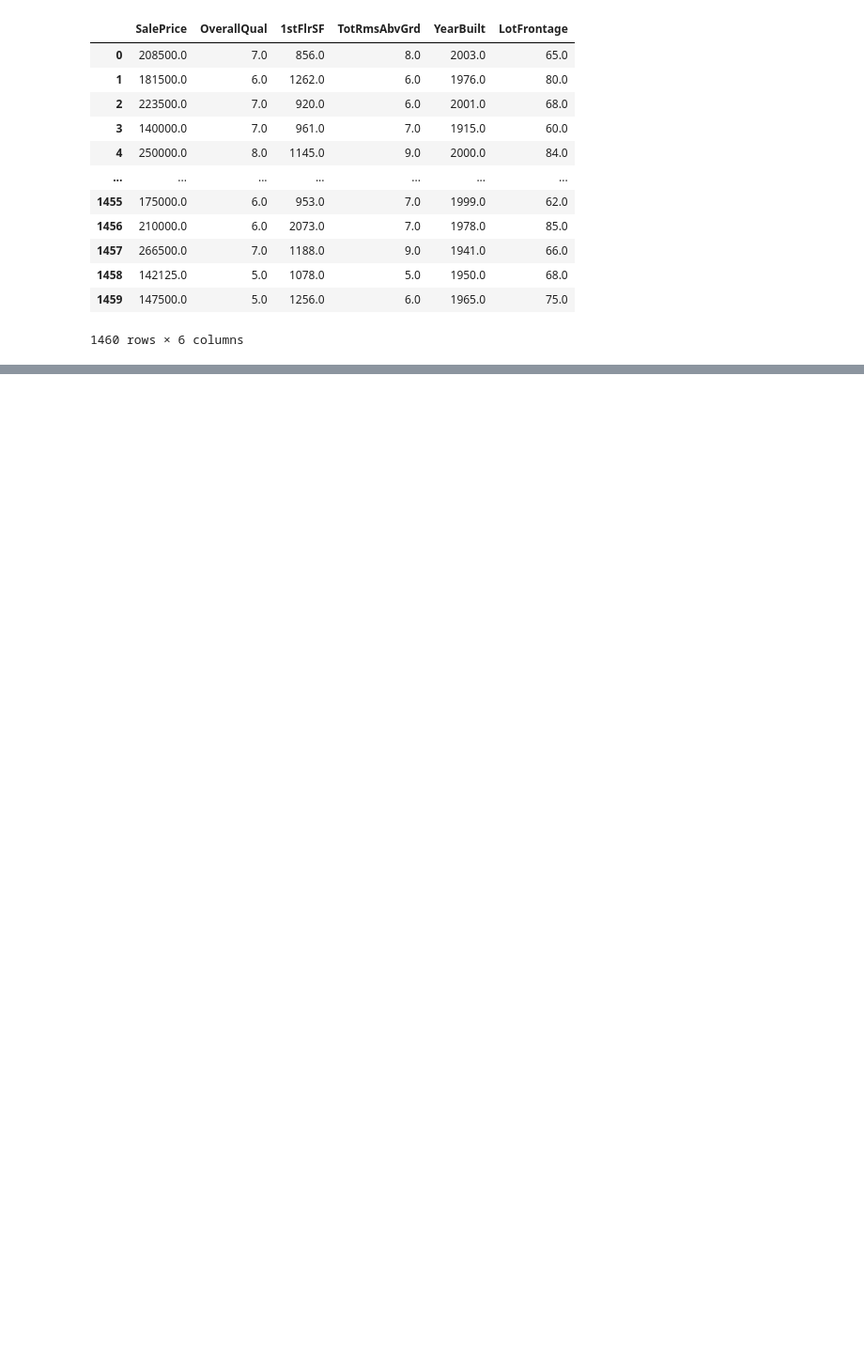
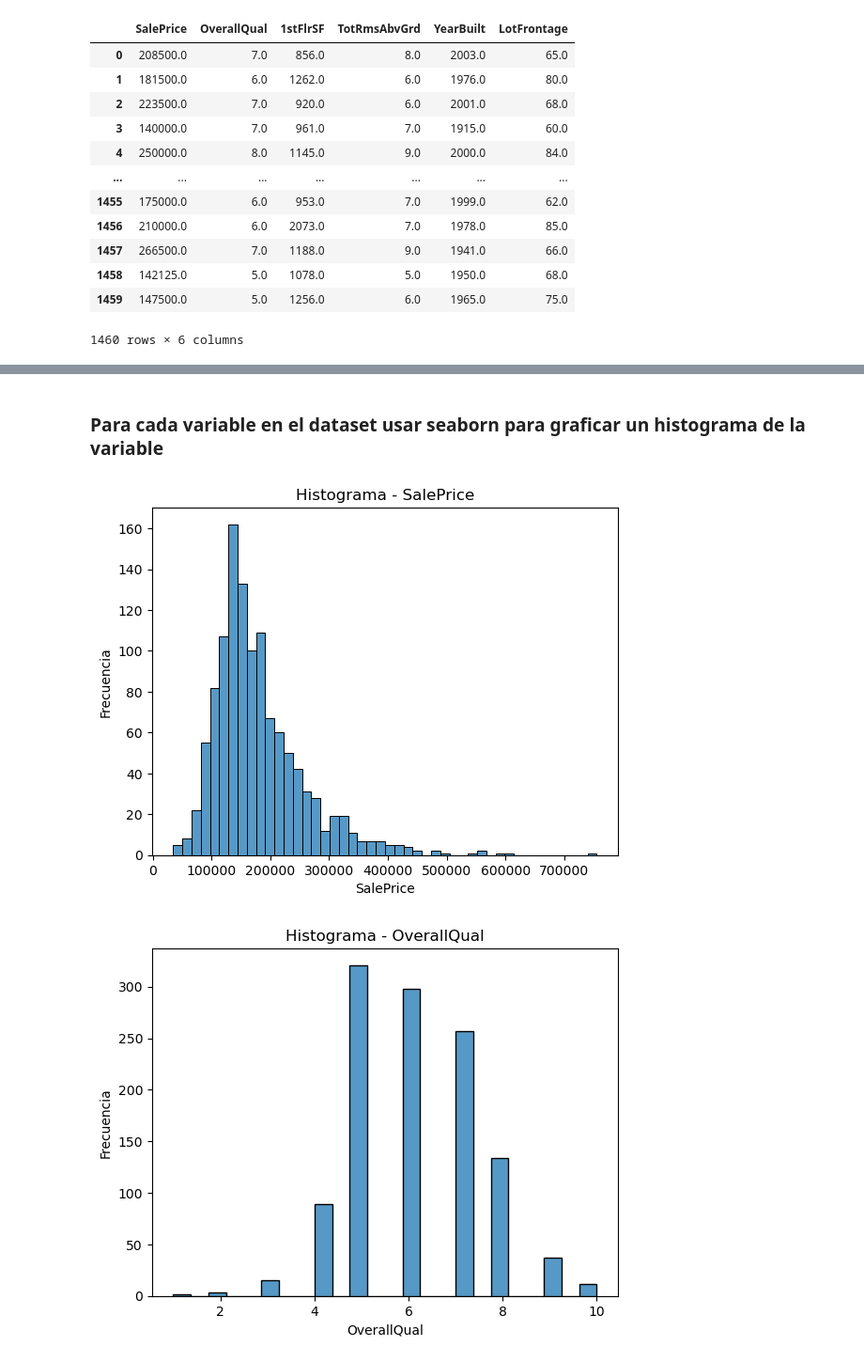
Before and after one commit to marcorimolagalileoIIO/Econometria-2, a Jupyter notebook: Proyecto_Final.ipynb, the cells around one changed output, grey strips where cells are left out. Shown: that part at 94% size. Saved outputs shown, nothing was run; the diff lists cells and outputs as text; code cells hidden in the pictures; blank space fills up the shorter version.

```diff
--- a/Proyecto_Final.ipynb
+++ b/Proyecto_Final.ipynb
@@ -33,0 +58,6 @@ df
+# %%
+filas_totales = df.shape[0]
+slicing = int(0.8 * filas_totales)
+data_entrenamiento, data_prueba = np.split(df, [slicing])
+print("Data de Entrenamiento:", data_entrenamiento.shape)
+print("Data de Prueba:", data_prueba.shape)
@@ -33,0 +69,14 @@ df
+# %%
+media = data_entrenamiento.mean()
+valores_max = data_entrenamiento.max()
+valores_min = data_entrenamiento.min()
+rangos = data_entrenamiento.max() - data_entrenamiento.min()
+std_dev = data_entrenamiento.std()
+for column in data_entrenamiento.columns:
+    print("Column:", column)
+    print("Media:", media[column])
+    print("Max:", valores_max[column])
+    print("Min:", valores_min[column])
+    print("Rangos:", rangos[column])
+    print("Desviacion Estandar:", std_dev[column])
+    print()
@@ -33,0 +101,12 @@ df
+# %% [markdown]
+### Para cada variable en el dataset usar seaborn para graficar un histograma de la variable
+# %%
+for column in data_entrenamiento.columns:
+    sns.histplot(data=data_entrenamiento[column])
+    plt.title(f"Histograma - {column}")
+    plt.xlabel(column)
+    plt.ylabel("Frecuencia")
+    plt.show()
+# %% [output]
+[figure, added]
+[figure, added]
```
Also changed, not shown: parts of 12 cells of this notebook.
